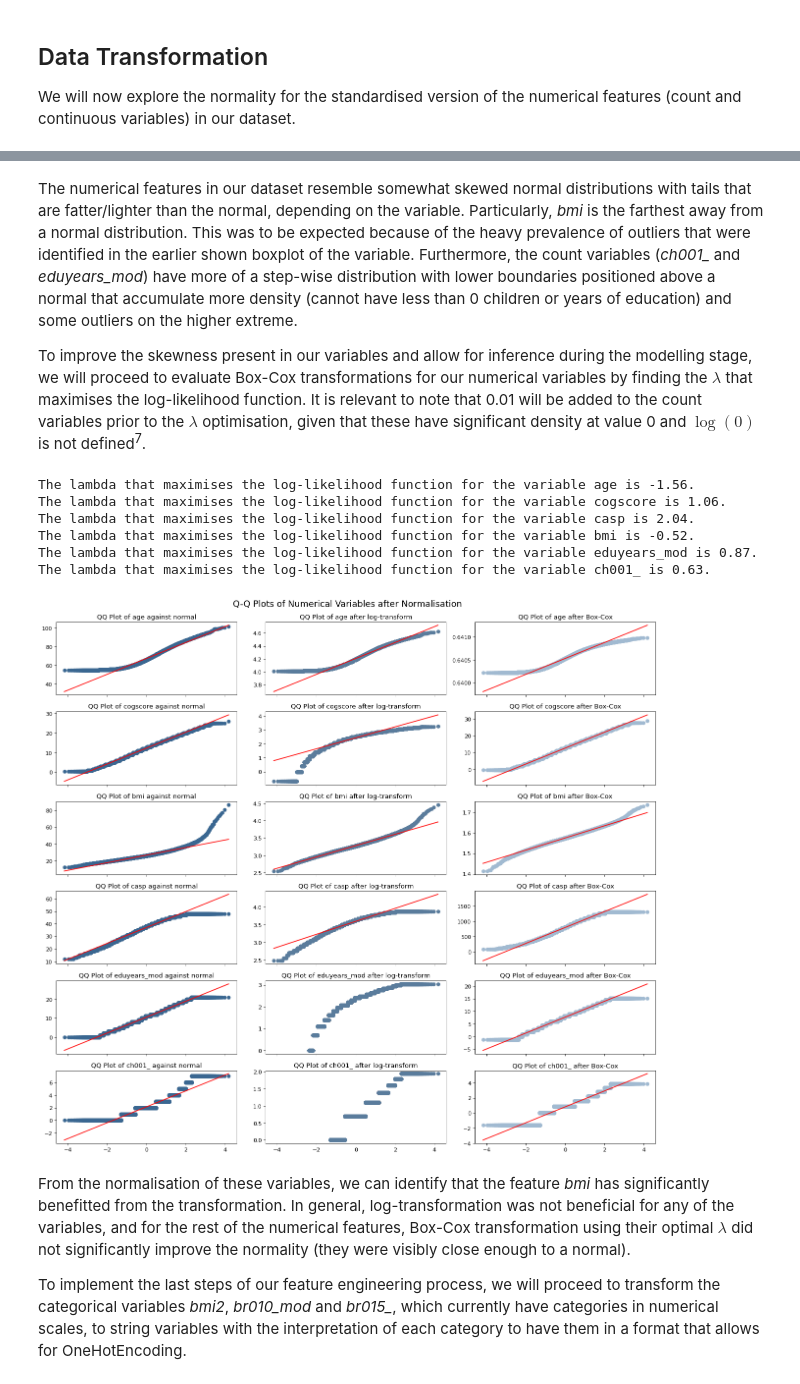
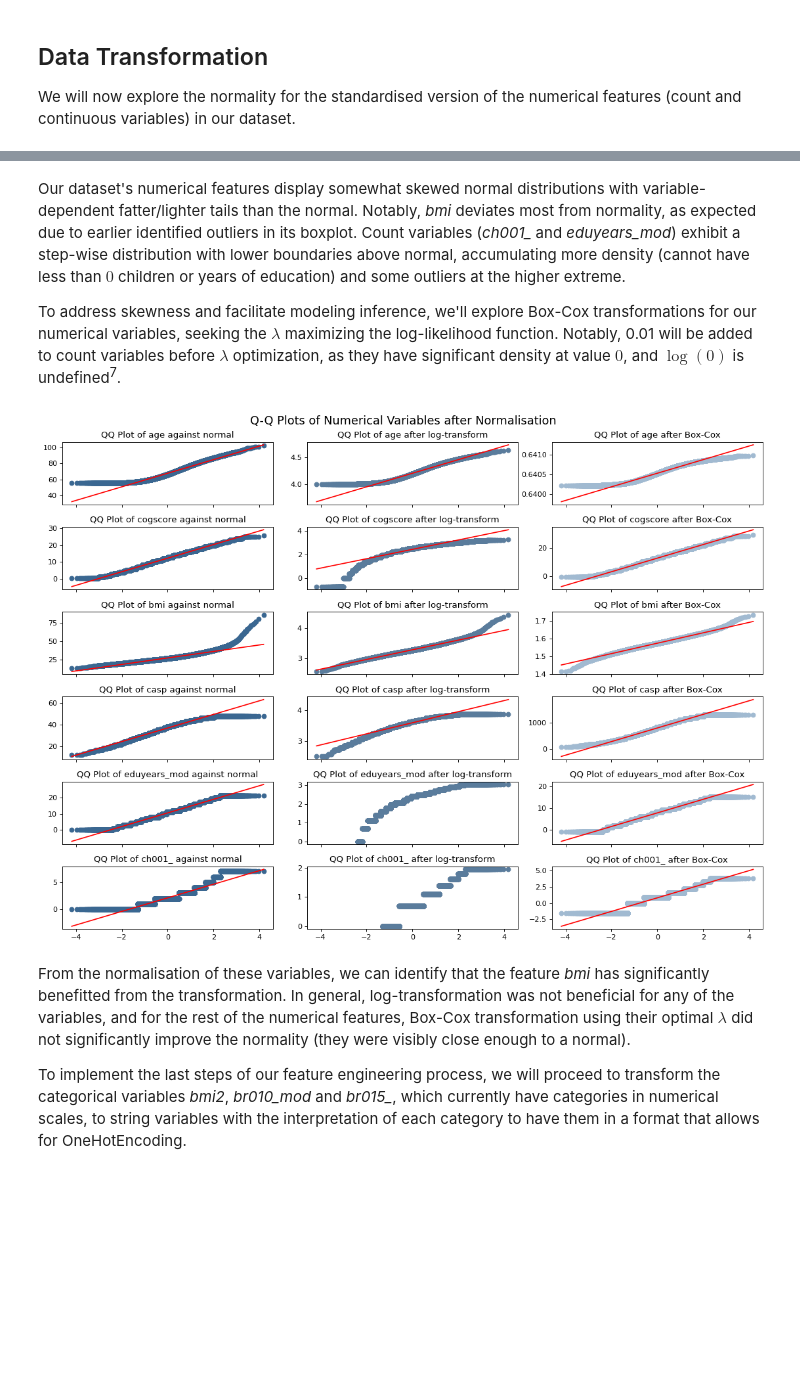
Before and after one commit to ananyajai/mlp_coursework_01, a Jupyter notebook: project1.ipynb, the cells around one changed output, grey strips where cells are left out. Drawn from its saved outputs; the diff is of its cells as text; code cells hidden in the pictures; blank space fills up the shorter version.

```diff
--- a/project1.ipynb
+++ b/project1.ipynb
@@ -202,20 +167,16 @@ We also identify that some categorical variables in the database have been coded
 Finally, from this descriptive table we can see that some of our continuous variables start at zero, which may pose challenges if we need to perform Box-Cox transformations as part of our feature engineering<sup>5</sup>.
 # %%
 # df.info()   # no missing values
-
 # List of columns per type of variable
 id_vars = ['int_year','wave','mergeid']     # ID variables
-numerical_vars = ['age','bmi','eduyears_mod','casp','cogscore','ch001_']     # Non-categorical variables
+numerical_vars = ['age','bmi','eduyears_mod','casp','cogscore','ch001_']  # Non-categorical variables
 binary_vars = ['female','smoking','ever_smoked','sp008_']     # Binary variables
-cat_vars = np.setdiff1d(df.columns,id_vars + numerical_vars + binary_vars).tolist()     # Categorical variables (n>2)
-
-#len(cat_vars+binary_vars+numerical_vars+id_vars)==len(df.columns) # Checking no variables are missing
-
+cat_vars = np.setdiff1d(df.columns,id_vars + numerical_vars + binary_vars).tolist()  # Categorical variables (n>2)
 # Explore variable distributions through histograms
 non_id_vars = numerical_vars + binary_vars + cat_vars # Get vector of all variables to plot with histograms
 
 # Figure plot area and settings
-fig, ax = plt.subplots(figsize = (16, 12))
+fig, ax = plt.subplots(figsize = (16, 10))
 ax.set_frame_on(False)
 ax.set_xticks([])
 ax.set_yticks([])
@@ -227,7 +188,6 @@ for n, col in enumerate(non_id_vars):
     a.set(xlabel=None, ylabel=None)
     a.set_facecolor('white')
     plt.title(col)
-
 plt.tight_layout()
 plt.suptitle("Histograms of Non-ID Variables in easySHARE", fontsize=16, y=1.015)
 # %% [output]
@@ -242,13 +202,12 @@ To better understand the peculiarities of the variables in our dataset and which
 # %%
 # Generating Box-Plots for Non-ID Variables
-fig, axes = plt.subplots(figsize = (16, 12), ncols = 4, nrows=5, sharex = True)
+fig, axes = plt.subplots(figsize = (16, 10), ncols = 4, nrows=5, sharex = True)
 axes = axes.flatten()
 
 for i, ax in enumerate(axes):
     sns.boxplot(y = df[non_id_vars].values[:,i], ax = ax, color='#95bd95')
     ax.set_title(non_id_vars[i])
     ax.set_ylabel("")
-
 plt.suptitle("Boxplots for Non-ID Variables in easySHARE", fontsize=18)
 plt.tight_layout()
 # %% [output]
@@ -311,19 +265,15 @@ df_transformations['ch001_'] = np.where(df_transformations['ch001_'] >= upper_li
                         df_transformations['ch001_']))
 # %%
 # Generating boxplots after winsorization
+winsor_vars = ['eduyears_mod','chronic_mod','ch001_'] # Vector of variables that were winsorized
 
-# Vector of variables that were winsorized
-winsor_vars = ['eduyears_mod','chronic_mod','ch001_']
-
-fig, axes = plt.subplots(figsize = (8, 3), ncols = 3, nrows=1, sharex = True)
+fig, axes = plt.subplots(figsize = (7, 2), ncols = 3, nrows=1, sharex = True)
 axes = axes.flatten()
 winsor_vars_values = df_transformations[winsor_vars].values
-
 for i, ax in enumerate(axes):
     sns.boxplot(y = winsor_vars_values[:,i], ax = ax, color='#95bd95')
     ax.set_title(winsor_vars[i])
     ax.set_ylabel("")
-
-plt.suptitle("Boxplots for Variables after Winsorization", fontsize=18)
+plt.suptitle("Boxplots for Variables after Winsorization", fontsize=14)
 plt.tight_layout()
 # %% [output]
@@ -362,84 +309,59 @@ Text(0.5, 0.98, 'Q-Q Plots of Numerical Variables in easySHARE')
 # %% [markdown]
-The numerical features in our dataset resemble somewhat skewed normal distributions with tails that are fatter/lighter than the normal, depending on the variable. Particularly, *bmi* is the farthest away from a normal distribution. This was to be expected because of the heavy prevalence of outliers that were identified in the earlier shown boxplot of the variable. Furthermore, the count variables (*ch001_* and *eduyears_mod*) have more of a step-wise distribution with lower boundaries positioned above a normal that accumulate more density (cannot have less than 0 children or years of education) and some outliers on the higher extreme.
+Our dataset's numerical features display somewhat skewed normal distributions with variable-dependent fatter/lighter tails than the normal. Notably, *bmi* deviates most from normality, as expected due to earlier identified outliers in its boxplot. Count variables (*ch001_* and *eduyears_mod*) exhibit a step-wise distribution with lower boundaries above normal, accumulating more density (cannot have less than $0$ children or years of education) and some outliers at the higher extreme.
 
-To improve the skewness present in our variables and allow for inference during the modelling stage, we will proceed to evaluate Box-Cox transformations for our numerical variables by finding the $\lambda$ that maximises the log-likelihood function. It is relevant to note that 0.01 will be added to the count variables prior to the $\lambda$ optimisation, given that these have significant density at value 0 and $\log(0)$ is not defined<sup>7</sup>.
+To address skewness and facilitate modeling inference, we'll explore Box-Cox transformations for our numerical variables, seeking the $\lambda$ maximizing the log-likelihood function. Notably, 0.01 will be added to count variables before $\lambda$ optimization, as they have significant density at value $0$, and $\log(0)$ is undefined<sup>7</sup>.
 # %%
 # Finding optimal lambda for non-normal variables.
 age_box_, bc_age_param = stats.boxcox(df_transformations['age'].astype(int), lmbda = None)
-print(f'The lambda that maximises the log-likelihood function for the variable age is {round(bc_age_param,2)}.')
-
 cs_box_, bc_cs_param = stats.boxcox(df_transformations['cogscore'].astype(float), lmbda = None)
-print(f'The lambda that maximises the log-likelihood function for the variable cogscore is {round(bc_cs_param,2)}.')
-
 casp_box_, bc_casp_param = stats.boxcox(df_transformations['casp'].astype(float), lmbda = None)
-print(f'The lambda that maximises the log-likelihood function for the variable casp is {round(bc_casp_param,2)}.')
-
 bmi_box_, bc_bmi_param = stats.boxcox(df_transformations['bmi'].astype(float), lmbda = None)
-print(f'The lambda that maximises the log-likelihood function for the variable bmi is {round(bc_bmi_param,2)}.')
-
 eduyrs_box_, bc_eduyrs_param = stats.boxcox((df_transformations['eduyears_mod']+0.01).astype(float), lmbda = None)
-print(f'The lambda that maximises the log-likelihood function for the variable eduyears_mod is {round(bc_eduyrs_param,2)}.')
-
 ch001_box_, bc_ch001_param = stats.boxcox((df_transformations['ch001_']+0.01).astype(float), lmbda = None)
-print(f'The lambda that maximises the log-likelihood function for the variable ch001_ is {round(bc_ch001_param,2)}.')
+best_lambdas = [bc_age_param, bc_cs_param, bc_bmi_param, bc_casp_param, bc_eduyrs_param, bc_ch001_param]
-# %% [output]
-The lambda that maximises the log-likelihood function for the variable age is -1.56.
-The lambda that maximises the log-likelihood function for the variable cogscore is 1.06.
-The lambda that maximises the log-likelihood function for the variable casp is 2.04.
-The lambda that maximises the log-likelihood function for the variable bmi is -0.52.
-The lambda that maximises the log-likelihood function for the variable eduyears_mod is 0.87.
-The lambda that maximises the log-likelihood function for the variable ch001_ is 0.63.
 # %%
 # Adapted from Feature Engineering for Machine Learning principles and techniques for data scientists
-
-# List of variables to which we apply Box-Cox transformations
-boxcox_list = ['age', 'cogscore', 'bmi', 'casp', 'eduyears_mod', 'ch001_']
+boxcox_list = ['age', 'cogscore', 'bmi', 'casp', 'eduyears_mod', 'ch001_'] # List of variables to which we apply Box-Cox transformations
 
 # Dataframe with columns we apply Box-Cox transformation to
 boxcox_df = df_transformations[boxcox_list]
 df_trans_copy = df_transformations[non_id_vars]
 
-# List of optimal lambda parameters
-best_lambdas = [bc_age_param, bc_cs_param, bc_bmi_param, bc_casp_param, bc_eduyrs_param, bc_ch001_param]
-
-# Graph to compare QQ Plots pre and post log-transformation and
-# Box-Cox transformation using optimal lambda from prior code
-fig2, axs = plt.subplots(6, 3, figsize=(16,14), sharex=True)
-
+# Graph to compare QQ Plots pre and post log-transformation using optimal lambda
+fig2, axs = plt.subplots(6, 3, figsize=(14,10), sharex=True)
 # For loop to create 3 comparison plots for each variable
 for i in range(len(axs)):
     # QQ Plot of Original Variable Data
     prob1 = stats.probplot(boxcox_df[boxcox_list[i]].astype(float), dist=stats.norm,
     plot=axs[i][0])     # Plot original data
     axs[i][0].set_xlabel('')
     axs[i][0].set_ylabel('')
     axs[i][0].set_title(f'QQ Plot of {boxcox_list[i]} against normal')
     axs[i][0].get_lines()[0].set_markerfacecolor('#3a6791')
     axs[i][0].get_lines()[0].set_markeredgecolor('#3a6791')
 
     # QQ Plot of Log-Transformed Variable Data
     var_logtrans_ = stats.boxcox(boxcox_df[boxcox_list[i]].astype(float), lmbda=0.)
     prob2 = stats.probplot(var_logtrans_, dist=stats.norm, plot=axs[i][1])
     axs[i][1].set_xlabel('')
     axs[i][1].set_ylabel('')
     axs[i][1].set_title(f'QQ Plot of {boxcox_list[i]} after log-transform')
     axs[i][1].get_lines()[0].set_markerfacecolor('#5a7c9c')
     axs[i][1].get_lines()[0].set_markeredgecolor('#5a7c9c')
 
     # QQ Plot of Box-Cox Transformed Variable Data
     var_boxcox_ = stats.boxcox(boxcox_df[boxcox_list[i]].astype(float), lmbda=best_lambdas[i])
     prob3 = stats.probplot(var_boxcox_, dist=stats.norm, plot=axs[i][2])
     axs[i][2].set_xlabel('')
     axs[i][2].set_ylabel('')
     axs[i][2].set_title(f'QQ Plot of {boxcox_list[i]} after Box-Cox')
     axs[i][2].get_lines()[0].set_markerfacecolor('#a1bad1')
     axs[i][2].get_lines()[0].set_markeredgecolor('#a1bad1')
-
 plt.tight_layout()
 fig2.suptitle('Q-Q Plots of Numerical Variables after Normalisation', fontsize=16, y=1.015)
 plt.show()
 # %% [output]
-[figure, old version]
+[figure, new version]
 # %% [markdown]
 From the normalisation of these variables, we can identify that the feature *bmi* has significantly benefitted from the transformation. In general, log-transformation was not beneficial for any of the variables, and for the rest of the numerical features, Box-Cox transformation using their optimal $\lambda$ did not significantly improve the normality (they were visibly close enough to a normal).
 
```
Also changed, not shown: parts of 39 cells of this notebook.
